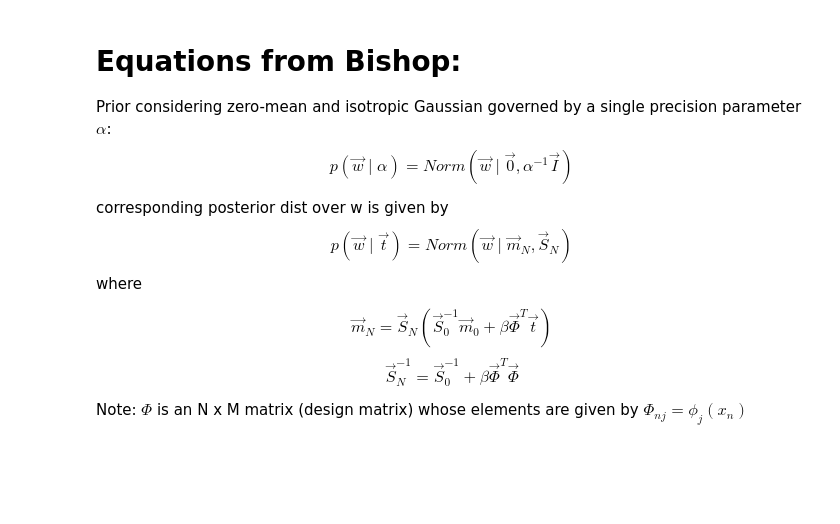
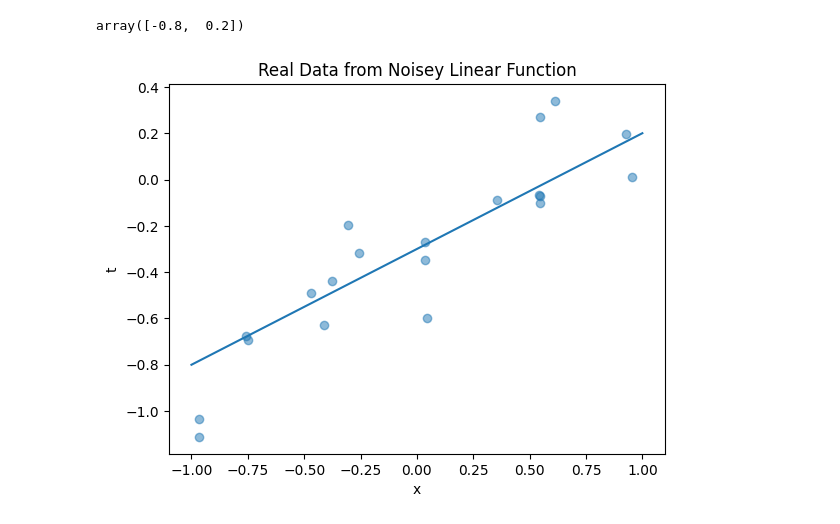
Before and after one commit to lizocf/bayesian-ece-474, a Jupyter notebook: 2-linear-regression/bayes-lin-reg.ipynb, the cells around one changed output. Drawn from its saved outputs; the diff is of its cells as text; code cells hidden in the pictures; blank space fills up the shorter version.

```diff
--- a/2-linear-regression/bayes-lin-reg.ipynb
+++ b/2-linear-regression/bayes-lin-reg.ipynb
@@ -9,28 +181,16 @@ np.random.seed(42)
+# %%
+def generate_data(a_0, a_1, noise_sigma, X):
+    N = len(X)
+    noise = np.random.normal(0, noise_sigma, N)
+    y = a_0 + a_1 * X + noise
+    return y
 # %%
 a_0 = -0.3
 a_1 = 0.5
 noise_sigma = 0.2
 beta = 1/noise_sigma**2
 
-def generate_data(a_0, a_1, noise_sigma, size):
-    X = np.random.uniform(-1, 1, size)
-    noise = np.random.normal(0, noise_sigma, size)
-    y = a_0 + a_1 * X + noise
-    return X, y
+size = 20
+X = np.random.uniform(-1, 1, 20)
+
+y = generate_data(a_0, a_1, noise_sigma, X)
-# %% [markdown]
-# Equations from Bishop:
-
-
-Prior considering zero-mean and isotropic Gaussian governed by a single precision parameter $\alpha$:
-$$ p(\vec{w} \mid \alpha) = Norm(\vec{w} \mid \vec{0}, \alpha^{-1}\vec{I}) \tag{3.52}$$
-
-corresponding posterior dist over w is given by
-$$p(\vec{w} \mid \vec{t}) =  Norm(\vec{w} \mid \vec{m}_N, \vec{S}_N) \tag{3.49}$$
-where
-
-$$ \vec{m}_N = \vec{S}_N(\vec{S}_0^{-1}\vec{m}_0 + \beta\vec{\Phi}^T\vec{t}) \tag{3.50}$$
-$$ \vec{S}^{-1}_N = \vec{S}_0^{-1} + \beta\vec{\Phi}^T\vec{\Phi} \tag{3.51}$$
-<!-- $$ \vec{m}_N = \beta\vec{S}_N\vec{\Phi}^T\vec{t} \tag{3.53}$$
-$$ \vec{S}^{-1}_N = \alpha\vec{I} + \beta\vec{\Phi}^T\vec{\Phi} \tag{3.54}$$ -->
-
-Note: $\Phi$ is an N x M matrix (design matrix) whose elements are given by $\Phi_{nj} = \phi_{j}(x_n)$
@@ -143,0 +197,15 @@ class LinearBayes(object):
+# %%
+alpha = 2.0
+m0 = np.array([0, 0])
+S0 = (1/alpha) * np.eye(2)
+
+linbayes = LinearBayes(m0, S0, beta)
+# %%
+real_parms = [a_0, a_1]
+generate_data(real_parms[0], real_parms[1], 0, np.array([-1.,1.]))
+# %% [output]
+array([-0.8,  0.2])
+# %%
+linbayes.make_scatter(X, y, real_parms = [a_0, a_1])
+# %% [output]
+[figure, added]
```
Also changed, not shown: parts of 7 cells of this notebook, 2 other files.
